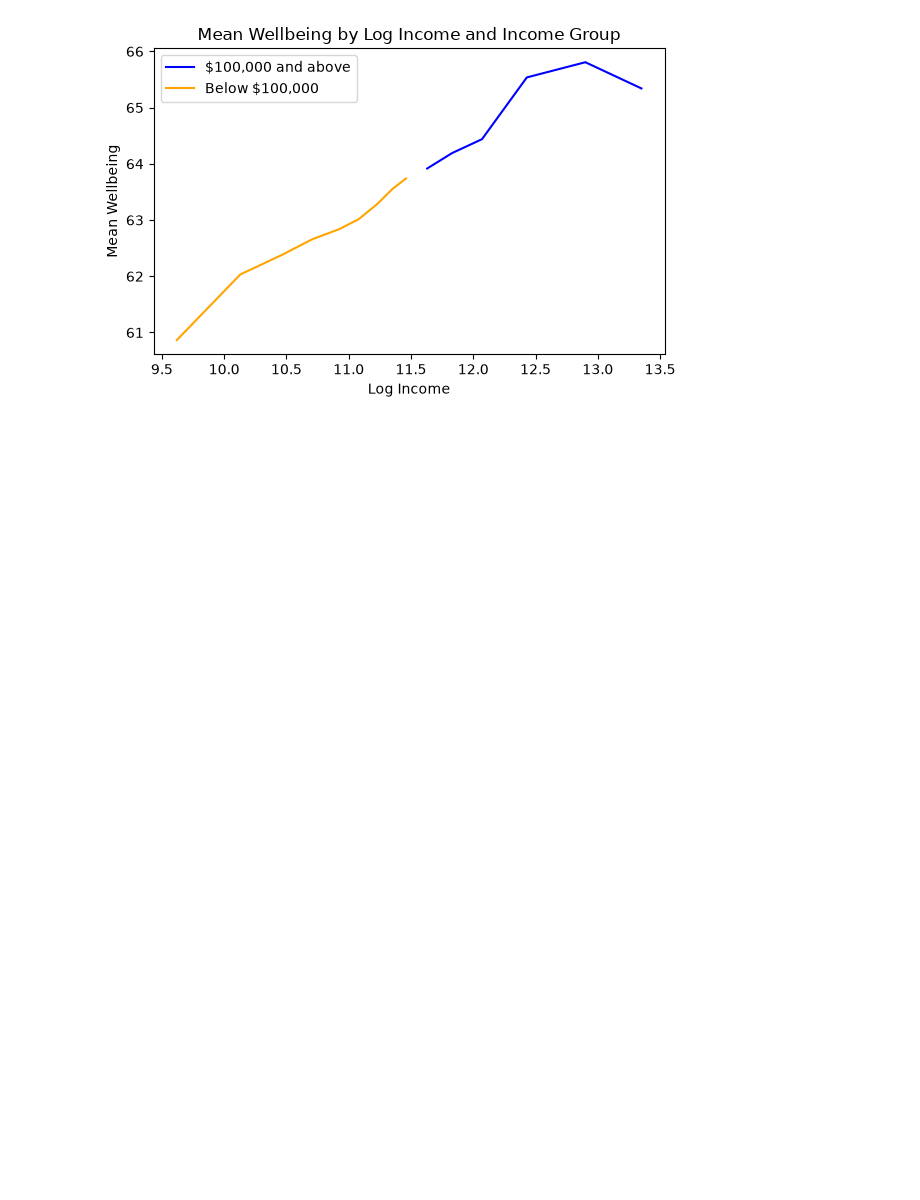
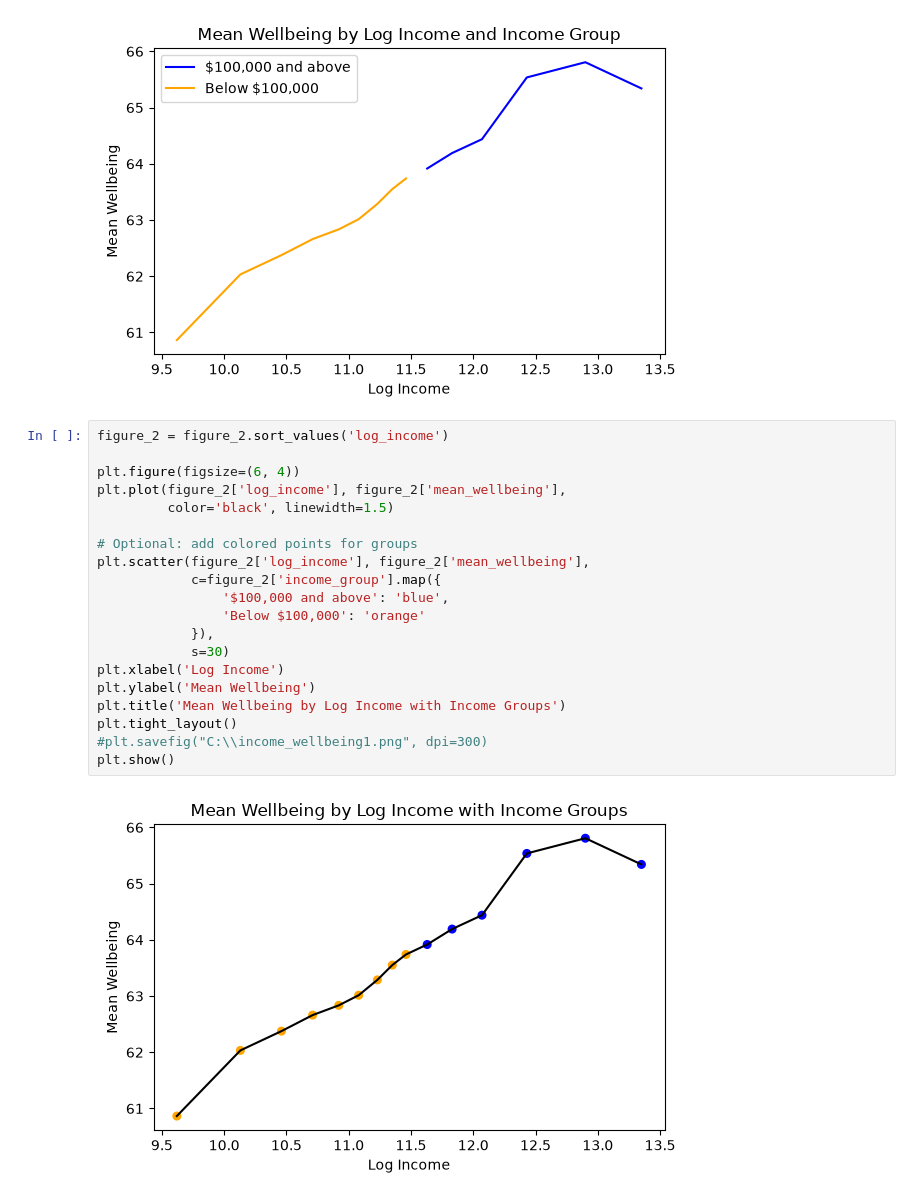
Before and after one commit to Psyc3000A/Fall-Winter2026, a Jupyter notebook: notebooks_AndrewVT (1).ipynb, the cells around one changed output. Cells and saved outputs as stored; diff of their text form; blank space fills up the shorter version.

```diff
--- a/notebooks_AndrewVT (1).ipynb
+++ b/notebooks_AndrewVT (1).ipynb
@@ -47,3 +47,25 @@ plt.tight_layout()
 plt.show()
 # %% [output]
 [figure]
+# %%
+figure_2 = figure_2.sort_values('log_income')
+
+plt.figure(figsize=(6, 4))
+plt.plot(figure_2['log_income'], figure_2['mean_wellbeing'],
+         color='black', linewidth=1.5)
+
+# Optional: add colored points for groups
+plt.scatter(figure_2['log_income'], figure_2['mean_wellbeing'],
+            c=figure_2['income_group'].map({
+                '$100,000 and above': 'blue',
+                'Below $100,000': 'orange'
+            }),
+            s=30)
+plt.xlabel('Log Income')
+plt.ylabel('Mean Wellbeing')
+plt.title('Mean Wellbeing by Log Income with Income Groups')
+plt.tight_layout()
+#plt.savefig("C:\\income_wellbeing1.png", dpi=300)
+plt.show()
+# %% [output]
+[figure, added]
```
Also changed, not shown: parts of 1 cell of this notebook, 1 other file.
